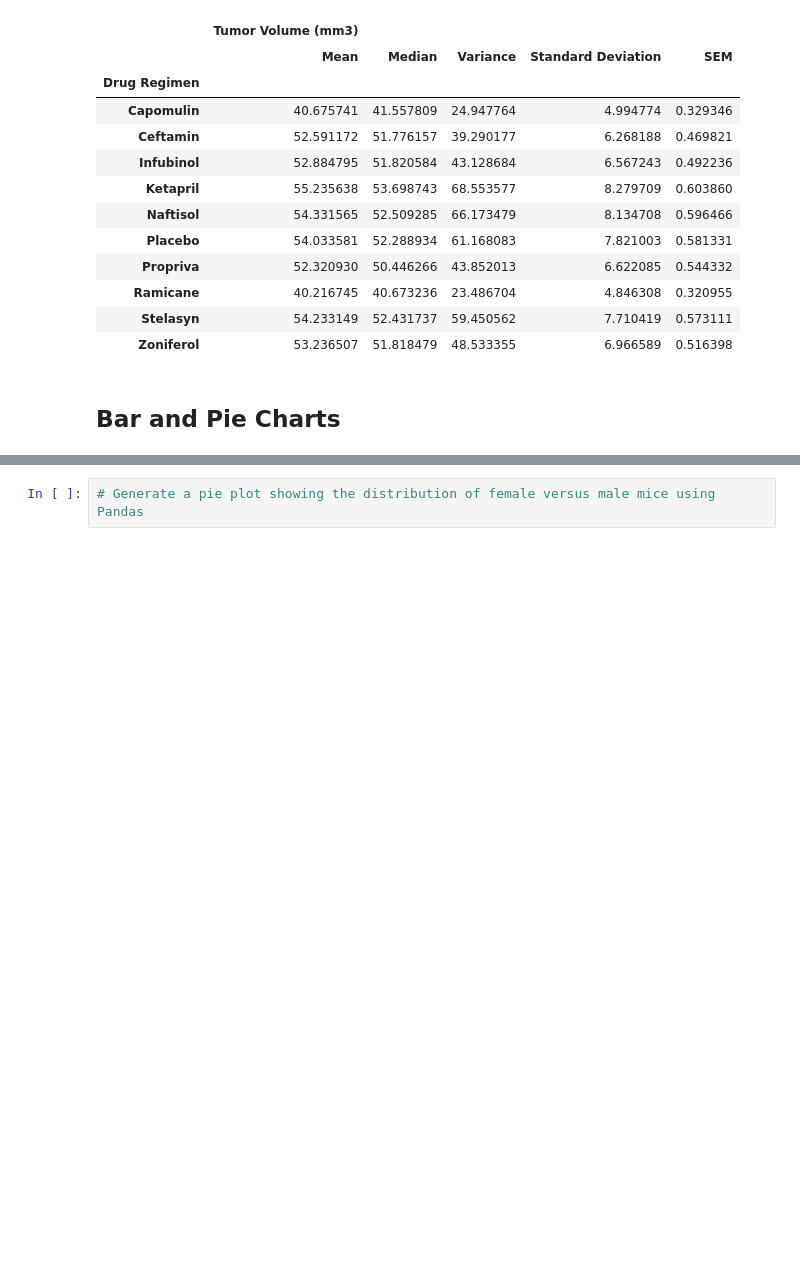
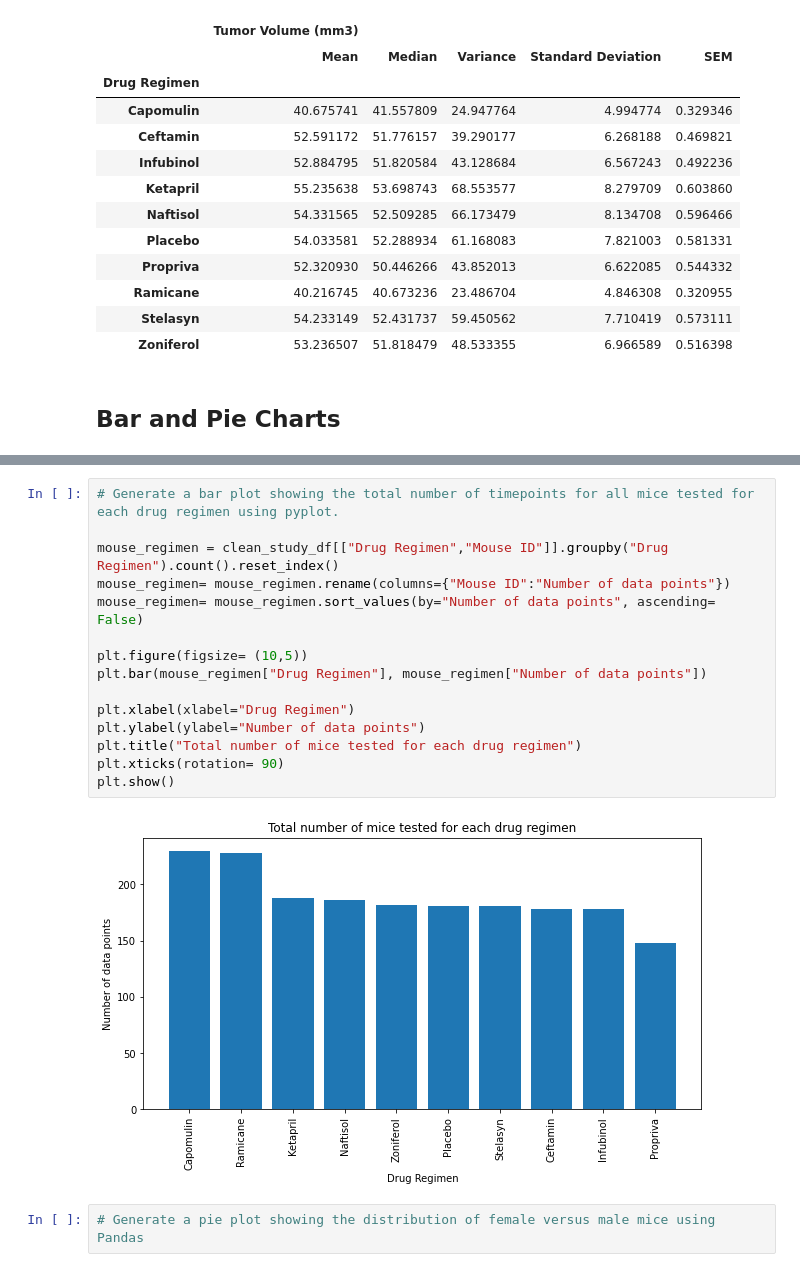
Before and after one commit to gnzamudio/Matplotlib-challenge, a Jupyter notebook: pymaceuticals_starter.ipynb, the cells around one changed output, grey strips where cells are left out. Drawn from its saved outputs; the diff is of its cells as text; blank space fills up the shorter version.

```diff
--- a/pymaceuticals_starter.ipynb
+++ b/pymaceuticals_starter.ipynb
@@ -147,3 +170,20 @@ drug_reg_summary_df2
+# %%
+# Generate a bar plot showing the total number of timepoints for all mice tested for each drug regimen using pyplot.
+
+mouse_regimen = clean_study_df[["Drug Regimen","Mouse ID"]].groupby("Drug Regimen").count().reset_index()
+mouse_regimen= mouse_regimen.rename(columns={"Mouse ID":"Number of data points"})
+mouse_regimen= mouse_regimen.sort_values(by="Number of data points", ascending= False)
+
+plt.figure(figsize= (10,5))
+plt.bar(mouse_regimen["Drug Regimen"], mouse_regimen["Number of data points"])
+
+plt.xlabel(xlabel="Drug Regimen")
+plt.ylabel(ylabel="Number of data points")
+plt.title("Total number of mice tested for each drug regimen")
+plt.xticks(rotation= 90)
+plt.show()
+# %% [output]
+[figure, added]
 # %%
 # Generate a pie plot showing the distribution of female versus male mice using Pandas
 # %%
```
Also changed, not shown: parts of 3 cells of this notebook.
